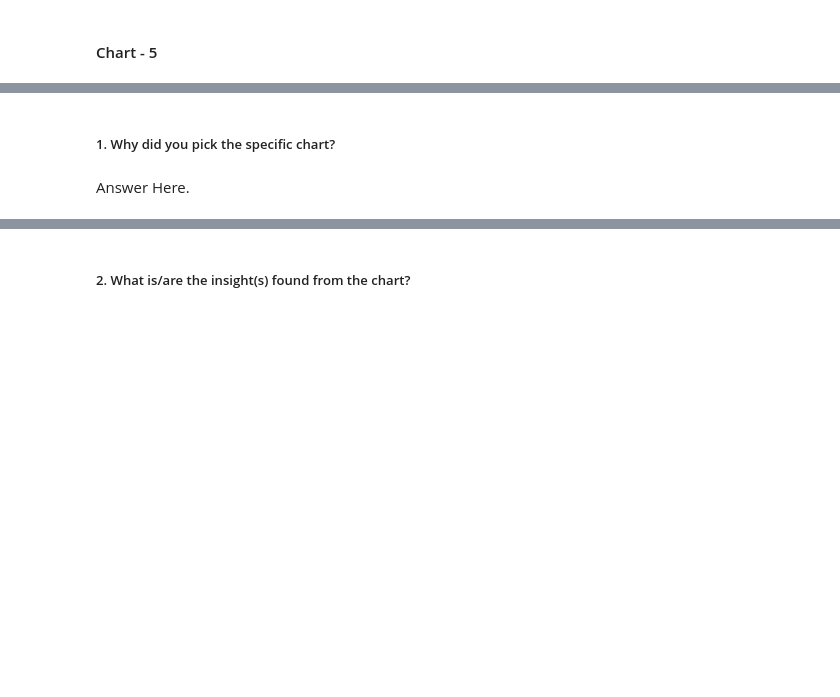
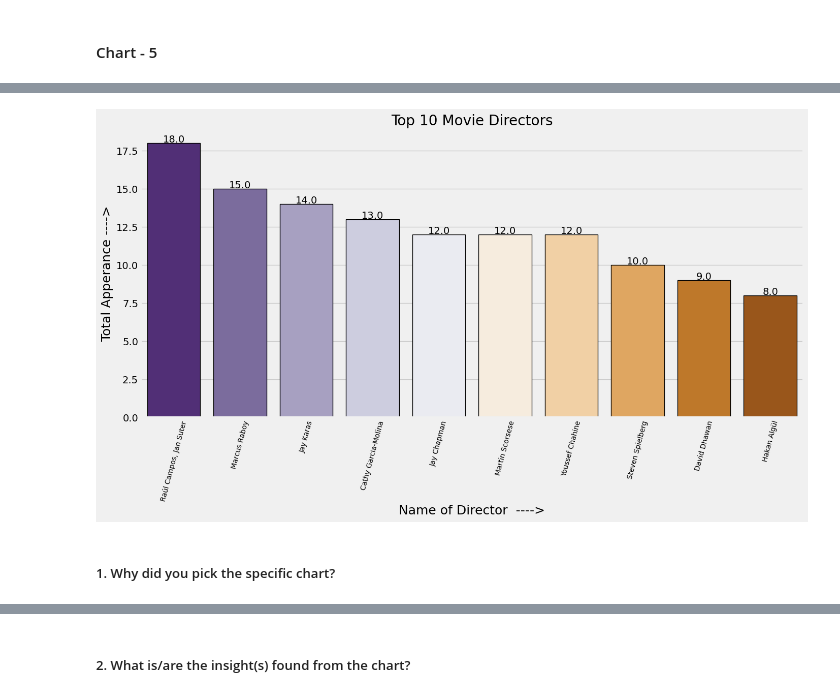
Before and after one commit to amol004/NETFLIX-MOVIES-AND-TV-SHOWS-CLUSTERING, a Jupyter notebook: NETFLIX_MOVIES_AND_TV_SHOWS_CLUSTERING.ipynb, the cells around one changed output, grey strips where cells are left out. Drawn from its saved outputs; the diff is of its cells as text; code cells hidden in the pictures; blank space fills up the shorter version.

```diff
--- a/NETFLIX_MOVIES_AND_TV_SHOWS_CLUSTERING.ipynb
+++ b/NETFLIX_MOVIES_AND_TV_SHOWS_CLUSTERING.ipynb
@@ -528,4 +545,18 @@ plt.xlabel('Name of Director  ---->',fontsize=18); #x axis label
+# %%
+# Top 10 Movie Directors
+plt.figure(figsize=(15,7))
+plt.style.use('fivethirtyeight')
+x = movies['director'].value_counts().index[1:11]
+y = movies['director'].value_counts().values[1:11]
+sns.barplot(x=x,y=y,lw=1, ec='black',palette='PuOr_r')
+plt.title('Top 10 Movie Directors')
+plt.xticks(rotation = 75, fontsize=10)
+plt.ylabel('Total Apperance ---->',fontsize=18) # y axis label
+plt.xlabel('Name of Director  ---->',fontsize=18); #x axis label
+for p in plt.gca().patches:
+    plt.gca().annotate(str(p.get_height()), (p.get_x() + p.get_width() / 2., p.get_height()),
+                       ha='center', va='center', xytext=(0, 5), textcoords='offset points')
+# %% [output]
+[figure, added]
 # %% [markdown]
 ##### 1. Why did you pick the specific chart?
-# %% [markdown]
-Answer Here.
```
Also changed, not shown: parts of 14 cells of this notebook.
